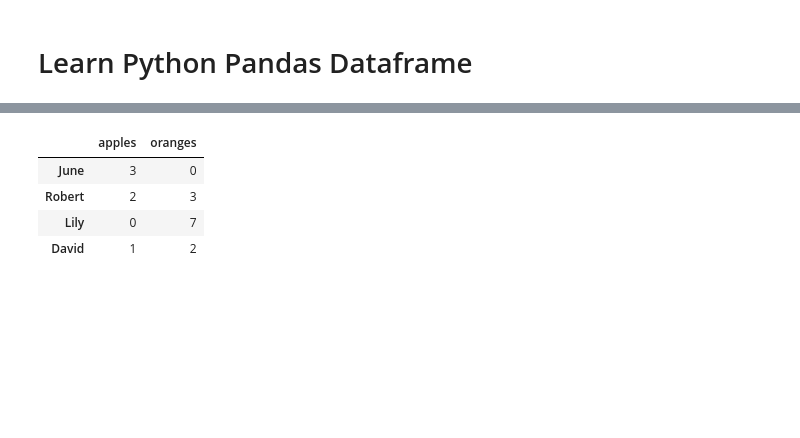
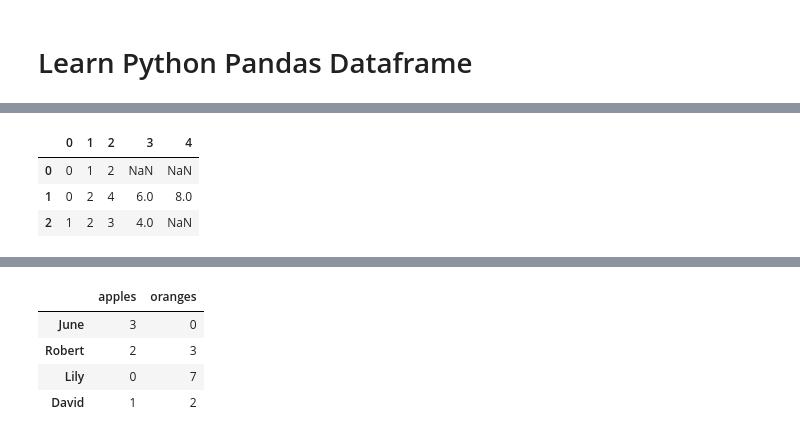
Before and after one commit to ZhangSteven/notebooks, a Jupyter notebook: book_01.ipynb, the cells around one changed output, grey strips where cells are left out. Drawn from its saved outputs; the diff is of its cells as text; code cells hidden in the pictures; blank space fills up the shorter version.

```diff
--- a/book_01.ipynb
+++ b/book_01.ipynb
@@ -5,0 +31,8 @@ import pandas as pd
+# %%
+data = [range(3), map(lambda x: x*2, range(5)), map(lambda x: x+1, range(4))]
+pd.DataFrame(data) # a DataFrame with default index (0, 1, 2..) and default column name (0, 1, 2..)
+# %% [output]
+|  | 0 | 1 | 2 | 3 | 4 |
+| 0 | 0 | 1 | 2 | NaN | NaN |
+| 1 | 0 | 2 | 4 | 6.0 | 8.0 |
+| 2 | 1 | 2 | 3 | 4.0 | NaN |
```
Also changed, not shown: parts of 21 cells of this notebook, 5 other files.
